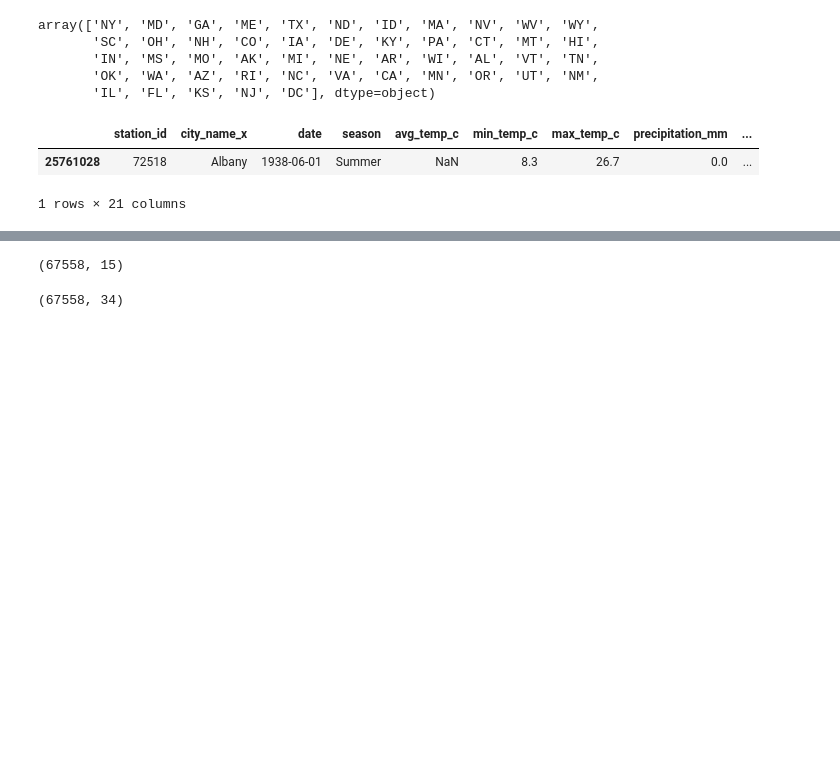
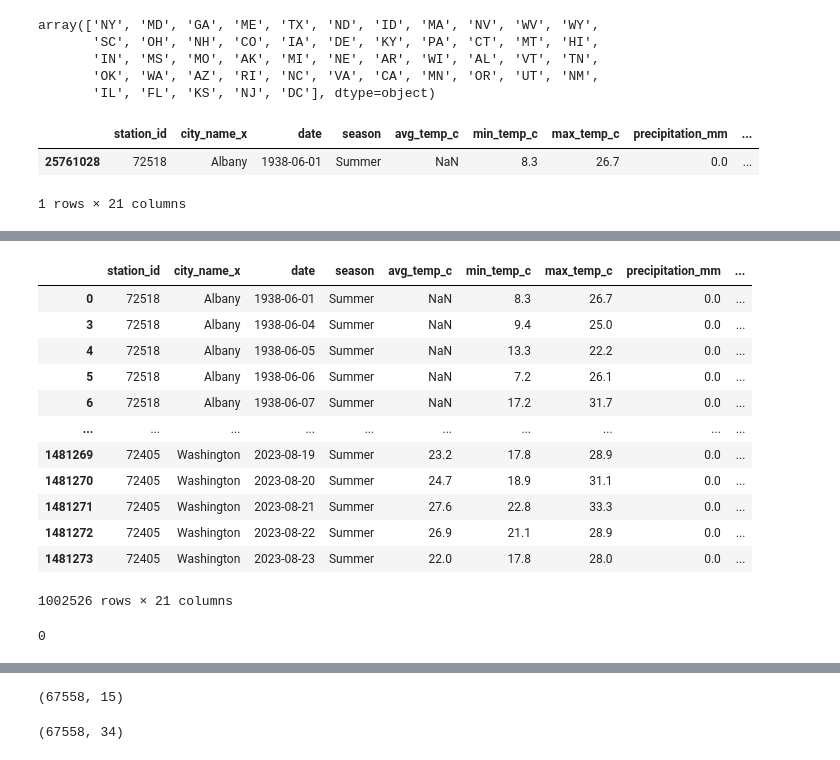
Before and after one commit to TheeLuke/Tornado-Data-Analysis, a Jupyter notebook: Tornado Analysis.ipynb, the cells around one changed output, grey strips where cells are left out. Cells and saved outputs as stored; diff of their text form; code cells hidden in the pictures; blank space fills up the shorter version.

```diff
--- a/Tornado Analysis.ipynb
+++ b/Tornado Analysis.ipynb
@@ -350,0 +424,21 @@ weather_data.head(1)
+# %%
+# someone left the game LOL TILTED
+weather_data.query('precipitation_mm == 0')
+# %% [output]
+|  | station_id | city_name_x | date | season | avg_temp_c | min_temp_c | max_temp_c | precipitation_mm | ... |
+| 0 | 72518 | Albany | 1938-06-01 | Summer | NaN | 8.3 | 26.7 | 0.0 | ... |
+| 3 | 72518 | Albany | 1938-06-04 | Summer | NaN | 9.4 | 25.0 | 0.0 | ... |
+| 4 | 72518 | Albany | 1938-06-05 | Summer | NaN | 13.3 | 22.2 | 0.0 | ... |
+| 5 | 72518 | Albany | 1938-06-06 | Summer | NaN | 7.2 | 26.1 | 0.0 | ... |
+| 6 | 72518 | Albany | 1938-06-07 | Summer | NaN | 17.2 | 31.7 | 0.0 | ... |
+| ... | ... | ... | ... | ... | ... | ... | ... | ... | ... |
+| 1481269 | 72405 | Washington | 2023-08-19 | Summer | 23.2 | 17.8 | 28.9 | 0.0 | ... |
+| 1481270 | 72405 | Washington | 2023-08-20 | Summer | 24.7 | 18.9 | 31.1 | 0.0 | ... |
+| 1481271 | 72405 | Washington | 2023-08-21 | Summer | 27.6 | 22.8 | 33.3 | 0.0 | ... |
+| 1481272 | 72405 | Washington | 2023-08-22 | Summer | 26.9 | 21.1 | 28.9 | 0.0 | ... |
+| 1481273 | 72405 | Washington | 2023-08-23 | Summer | 22.0 | 17.8 | 28.0 | 0.0 | ... |
+1002526 rows × 21 columns
+# %%
+weather_data.precipitation_mm.isnull().sum()#POGGERS!!!
+# %% [output]
+0
```
Also changed, not shown: parts of 19 cells of this notebook.
